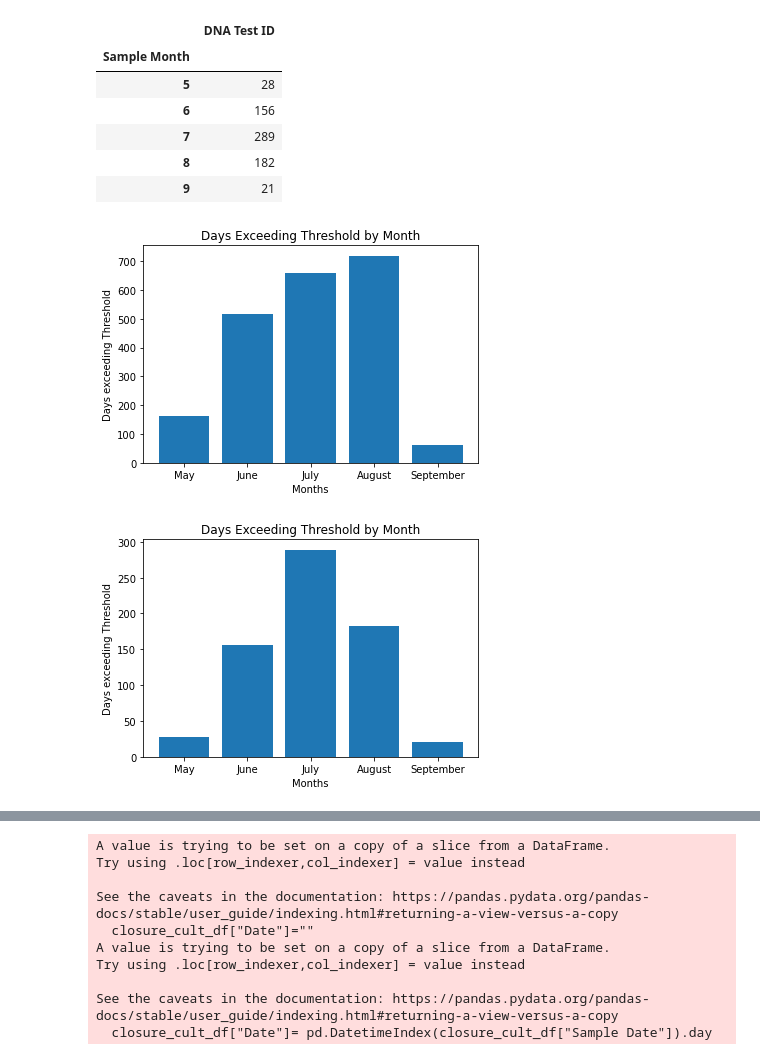
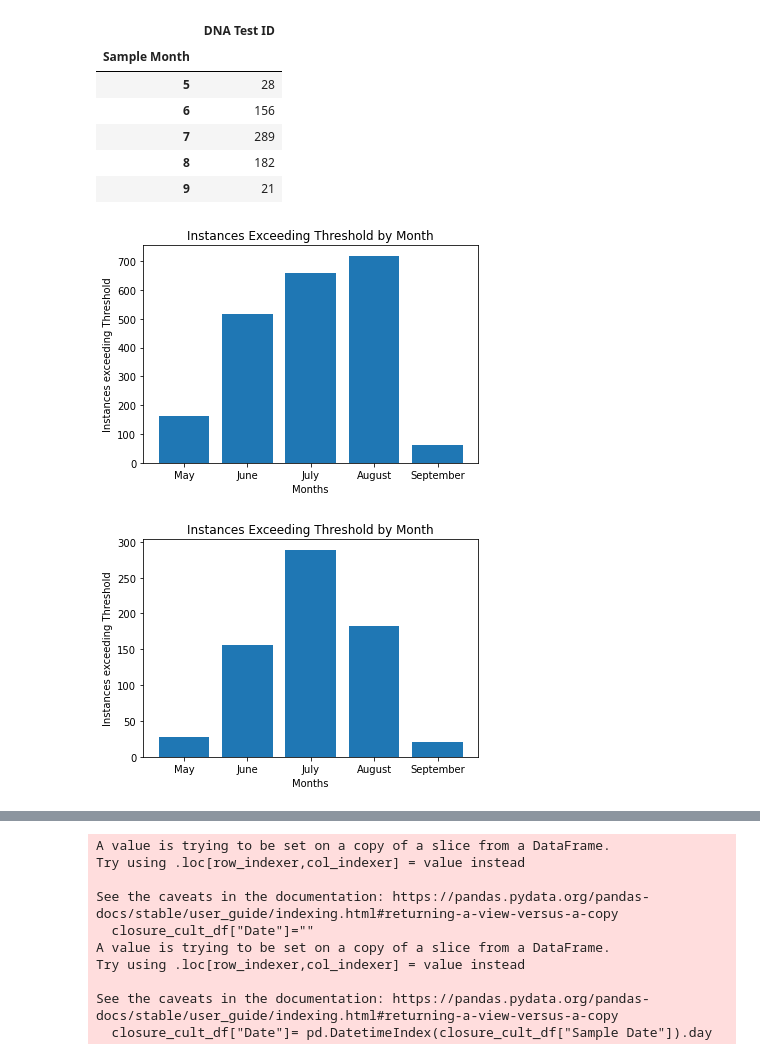
Before and after one commit to ander1908/Bootcamp_Project1, a Jupyter notebook: MostClosures_Stephen.ipynb, the cells around one changed output, grey strips where cells are left out. Cells and saved outputs as stored; diff of their text form; code cells hidden in the pictures.

Commit message:
cleaning up graphs for clarity

```diff
--- a/MostClosures_Stephen.ipynb
+++ b/MostClosures_Stephen.ipynb
@@ -161,27 +161,27 @@ summer_labels= ["May",
 # %%
 x_axis=np.arange(len(cl_cult_group_df))
 tick_locations = [value for value in x_axis]
 
 plt.bar(x_axis,cl_cult_group_df["Culture Test ID"])
 plt.xticks(tick_locations,summer_labels)
-plt.title("Days Exceeding Threshold by Month")
+plt.title("Instances Exceeding Threshold by Month")
 plt.xlabel("Months")
-plt.ylabel("Days exceeding Threshold")
+plt.ylabel("Instances exceeding Threshold")
 plt.savefig("output/Culture_Days_Exceeding_Threshold_by_Month")
 # %% [output]
-[figure, old version]
+[figure, new version]
 # %%
 #DNA Graph
 # (uses x_axis and tick from above)
 
 plt.bar(x_axis,cl_dna_group_df["DNA Test ID"])
 plt.xticks(tick_locations,summer_labels,)
-plt.title("Days Exceeding Threshold by Month")
+plt.title("Instances Exceeding Threshold by Month")
 plt.xlabel("Months")
-plt.ylabel("Days exceeding Threshold")
+plt.ylabel("Instances exceeding Threshold")
 plt.savefig("output/DNA_Days_Exceeding_Threshold_by_Month")
 # %% [output]
-[figure, old version]
+[figure, new version]
 # %%
 #box and whisker
 #seperate all into months
```
Also changed, not shown: 6 other files.
